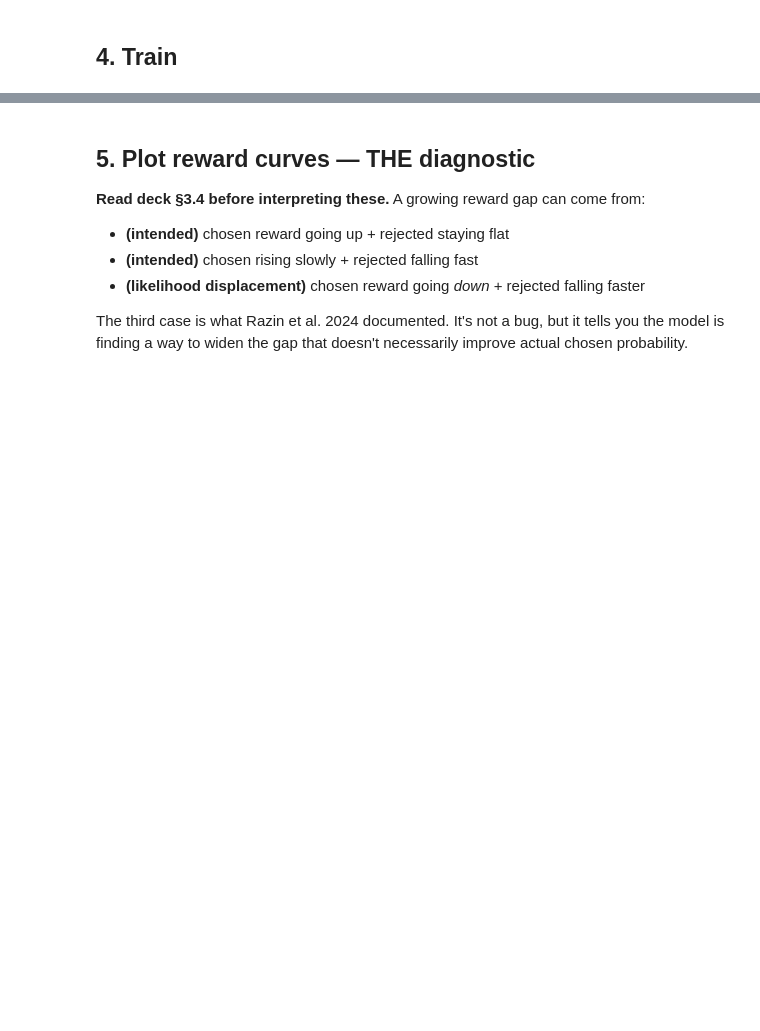
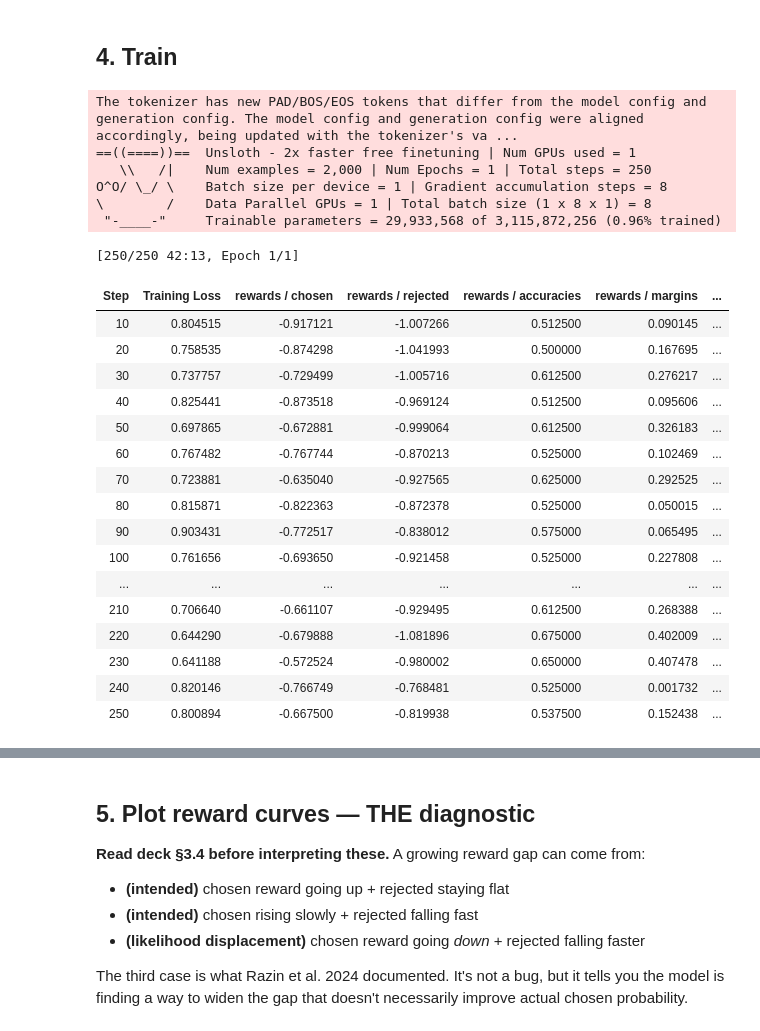
Before and after one commit to Datnthe11/Day22-Track3-DPO-Alignment-Lab, a Jupyter notebook: colab/Lab22_DPO_T4.ipynb, the cells around one changed output, grey strips where cells are left out. Drawn from its saved outputs; the diff is of its cells as text; code cells hidden in the pictures; blank space fills up the shorter version.

```diff
--- a/colab/Lab22_DPO_T4.ipynb
+++ b/colab/Lab22_DPO_T4.ipynb
@@ -51,3 +67,20 @@ gpu = torch.cuda.get_device_properties(0)
 print(f"GPU: {gpu.name}  ({gpu.total_memory / 1e9:.1f} GB)")
 # %% [output]
 GPU: Tesla T4  (15.6 GB)
+# %%
+# ===== CELL ĐẦU TIÊN - đặt trước mọi thứ =====
+import os
+os.environ["UNSLOTH_USE_XFORMERS"] = "0"
+os.environ["XFORMERS_DISABLED"] = "1"
+# Force torch to ignore xformers and use standard math kernels
+os.environ["ACCELERATE_USE_FSDP"] = "0"
+
+import torch
+torch.backends.cuda.enable_flash_sdp(False)
+torch.backends.cuda.enable_mem_efficient_sdp(False)
+torch.backends.cuda.enable_math_sdp(True)
+
+# Force local patching to respect eager mode
+from unsloth import FastLanguageModel
+import unsloth.models.llama
+unsloth.models.llama.SDPA_IS_AVAILABLE = False
@@ -577,17 +684,25 @@ is shared across copies — only the LoRA adapter differs.
 # %%
 from unsloth import FastLanguageModel
 from peft import PeftModel
+import torch
 
-# Policy — gets new DPO LoRA adapter on top of SFT LoRA
+# Tải mô hình cơ sở với cấu hình eager attention
 model, tokenizer = FastLanguageModel.from_pretrained(
     model_name=BASE_MODEL,
     max_seq_length=MAX_LEN,
     dtype=None,
     load_in_4bit=True,
+    attn_implementation="eager",
 )
+
 if tokenizer.pad_token is None:
     tokenizer.pad_token = tokenizer.eos_token
 
-# Load SFT adapter on top of base
+# Load SFT adapter
 model = PeftModel.from_pretrained(model, str(SFT_PATH), is_trainable=True)
-print(f"Policy: {model.__class__.__name__} with SFT adapter loaded")
+
+# Tắt cơ chế checkpointing của Unsloth và dùng PyTorch chuẩn để tránh xformers trên T4
+model.gradient_checkpointing_enable()
+model.config.use_cache = False
+
+print(f"Policy: {model.__class__.__name__} đã được cấu hình với PyTorch chuẩn cho T4.")
@@ -654,6 +787,11 @@ print(f"Columns: {pref_ds.column_names}")
 ## 4. Train
 # %%
 from trl import DPOTrainer
+from unsloth import PatchDPOTrainer
+PatchDPOTrainer()
+
+# Explicitly set attention implementation in model config before trainer init
+model.config.attn_implementation = "eager"
 
 trainer = DPOTrainer(
     model=model,
@@ -663,5 +801,35 @@ trainer = DPOTrainer(
     processing_class=tokenizer,
 )
 # %%
+# Force disable Unsloth's SDPA optimization to avoid xformers dependency on T4
+import unsloth.models.llama
+unsloth.models.llama.SDPA_IS_AVAILABLE = False
+model.config.attn_implementation = "eager"
+
 train_result = trainer.train()
 print(f"\nFinal DPO loss: {train_result.training_loss:.4f}")
+# %% [output]
+The tokenizer has new PAD/BOS/EOS tokens that differ from the model config and generation config. The model config and generation config were aligned accordingly, being updated with the tokenizer's va ...
+==((====))==  Unsloth - 2x faster free finetuning | Num GPUs used = 1
+   \\   /|    Num examples = 2,000 | Num Epochs = 1 | Total steps = 250
+O^O/ \_/ \    Batch size per device = 1 | Gradient accumulation steps = 8
+\        /    Data Parallel GPUs = 1 | Total batch size (1 x 8 x 1) = 8
+ "-____-"     Trainable parameters = 29,933,568 of 3,115,872,256 (0.96% trained)
+[250/250 42:13, Epoch 1/1]
+| Step | Training Loss | rewards / chosen | rewards / rejected | rewards / accuracies | rewards / margins | ... |
+| 10 | 0.804515 | -0.917121 | -1.007266 | 0.512500 | 0.090145 | ... |
+| 20 | 0.758535 | -0.874298 | -1.041993 | 0.500000 | 0.167695 | ... |
+| 30 | 0.737757 | -0.729499 | -1.005716 | 0.612500 | 0.276217 | ... |
+| 40 | 0.825441 | -0.873518 | -0.969124 | 0.512500 | 0.095606 | ... |
+| 50 | 0.697865 | -0.672881 | -0.999064 | 0.612500 | 0.326183 | ... |
+| 60 | 0.767482 | -0.767744 | -0.870213 | 0.525000 | 0.102469 | ... |
+| 70 | 0.723881 | -0.635040 | -0.927565 | 0.625000 | 0.292525 | ... |
+| 80 | 0.815871 | -0.822363 | -0.872378 | 0.525000 | 0.050015 | ... |
+| 90 | 0.903431 | -0.772517 | -0.838012 | 0.575000 | 0.065495 | ... |
+| 100 | 0.761656 | -0.693650 | -0.921458 | 0.525000 | 0.227808 | ... |
+| ... | ... | ... | ... | ... | ... | ... |
+| 210 | 0.706640 | -0.661107 | -0.929495 | 0.612500 | 0.268388 | ... |
+| 220 | 0.644290 | -0.679888 | -1.081896 | 0.675000 | 0.402009 | ... |
+| 230 | 0.641188 | -0.572524 | -0.980002 | 0.650000 | 0.407478 | ... |
+| 240 | 0.820146 | -0.766749 | -0.768481 | 0.525000 | 0.001732 | ... |
+| 250 | 0.800894 | -0.667500 | -0.819938 | 0.537500 | 0.152438 | ... |
```
Also changed, not shown: parts of 52 cells of this notebook, 8 other files.
